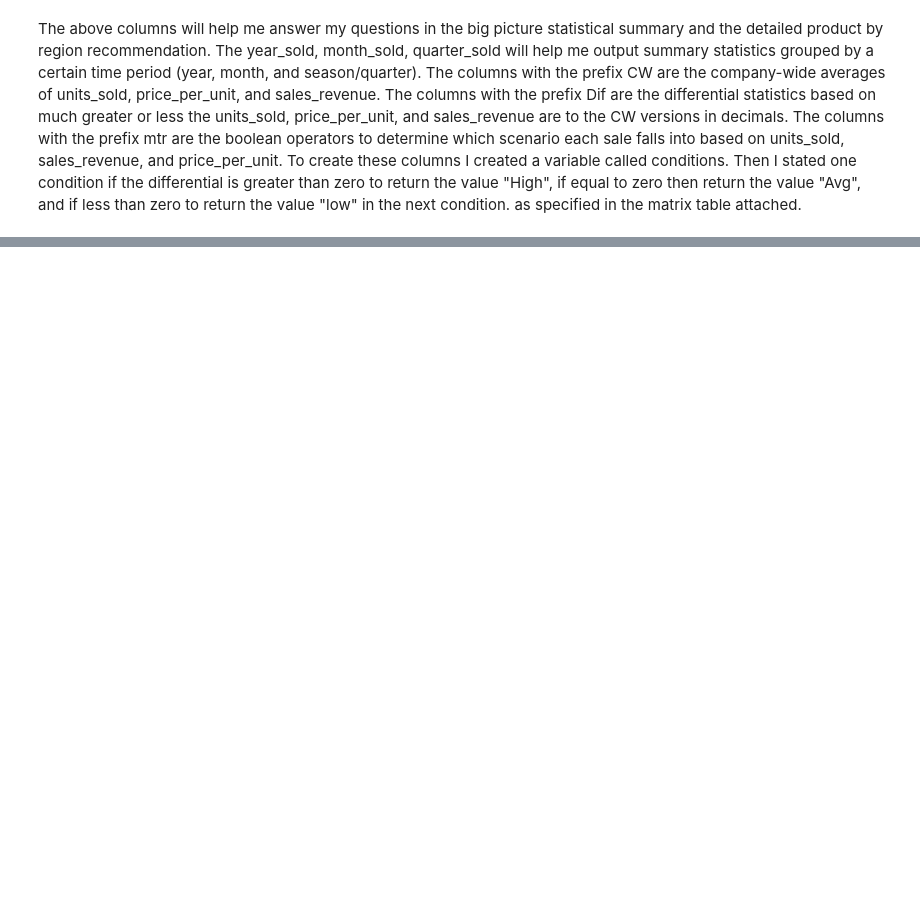
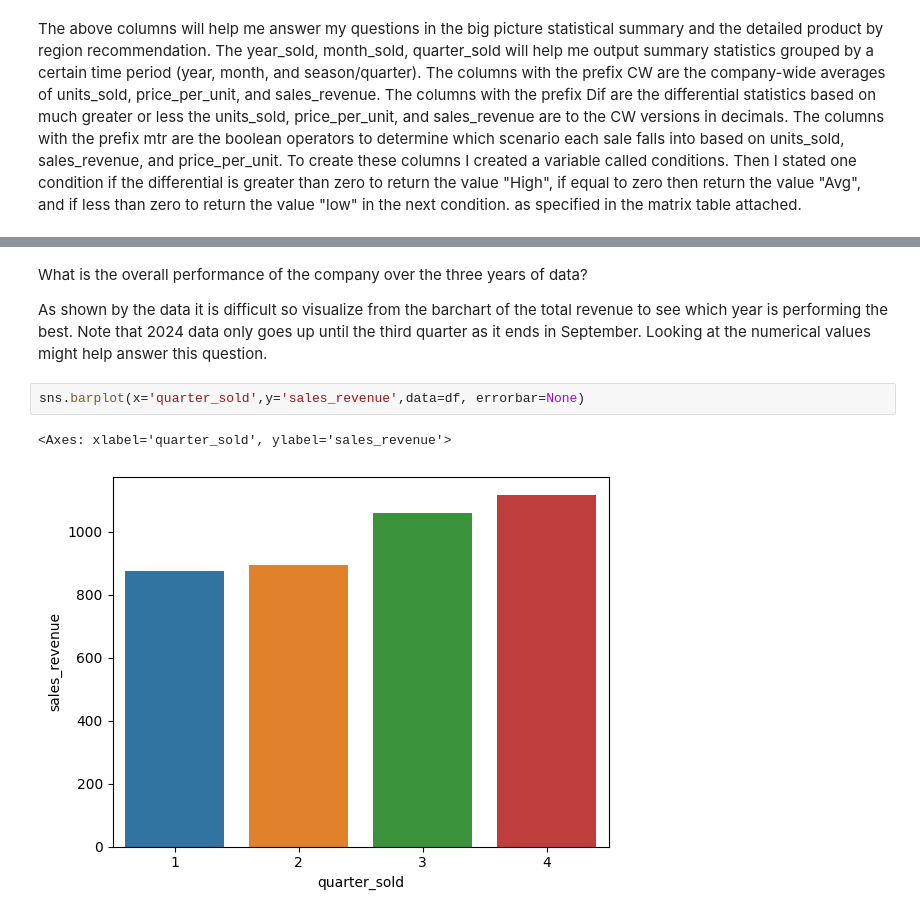
Before and after one commit to ajkam/schulich_data_science, a Jupyter notebook: Assignments/Assignment_1_v2.ipynb, the cells around one changed output, grey strips where cells are left out. Drawn from its saved outputs; the diff is of its cells as text; blank space fills up the shorter version.

```diff
--- a/Assignments/Assignment_1_v2.ipynb
+++ b/Assignments/Assignment_1_v2.ipynb
@@ -839,0 +417,9 @@ NameError: name 'rev_by_quarter' is not defined
+# %% [markdown]
+What is the overall performance of the company over the three years of data?
+
+As shown by the data it is difficult so visualize from the barchart of the total revenue to see which year is performing the best. Note that 2024 data only goes up until the third quarter as it ends in September. Looking at the numerical values might help answer this question.
+# %%
+sns.barplot(x='quarter_sold',y='sales_revenue',data=df, errorbar=None)
+# %% [output]
+<Axes: xlabel='quarter_sold', ylabel='sales_revenue'>
+[figure, added]
```
Also changed, not shown: parts of 84 cells of this notebook.
